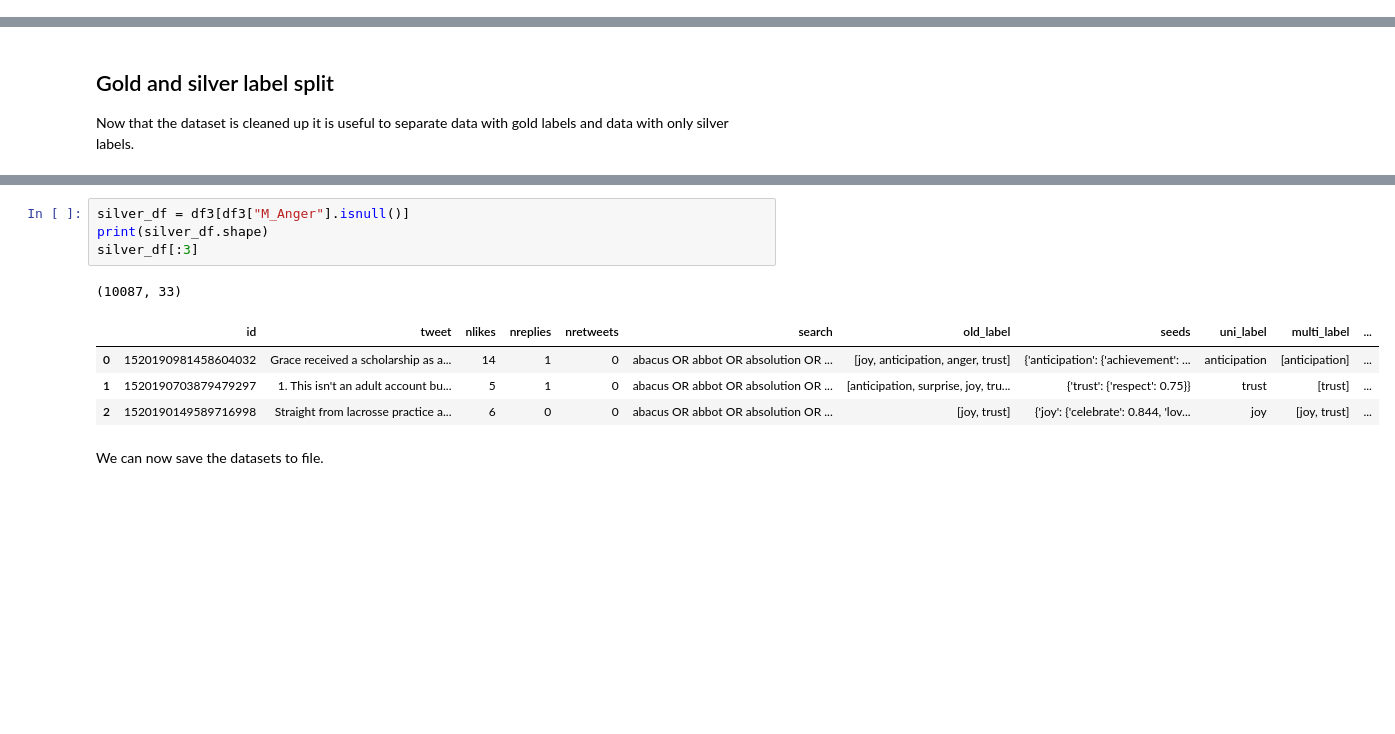
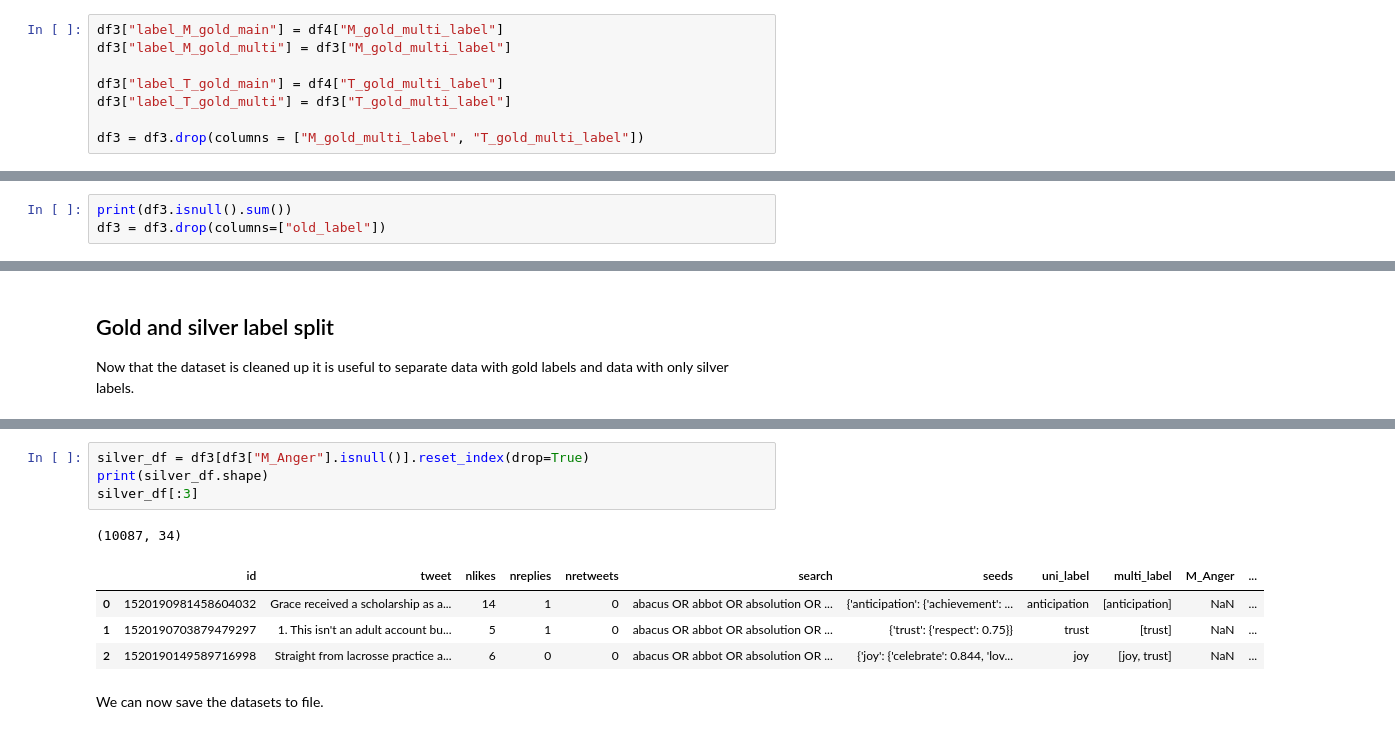
Before and after one commit to davideamadei/Multimodal-Sentiment-Analysis, a Jupyter notebook: dataset_prep.ipynb, the cells around one changed output, grey strips where cells are left out. Drawn from its saved outputs; the diff is of its cells as text; blank space fills up the shorter version.

```diff
--- a/dataset_prep.ipynb
+++ b/dataset_prep.ipynb
@@ -167,2 +173,10 @@ Given all this both the third and fourth datasets are suitable for further analy
+# %%
+df3["label_M_gold_main"] = df4["M_gold_multi_label"]
+df3["label_M_gold_multi"] = df3["M_gold_multi_label"]
+
+df3["label_T_gold_main"] = df4["T_gold_multi_label"]
+df3["label_T_gold_multi"] = df3["T_gold_multi_label"]
+
+df3 = df3.drop(columns = ["M_gold_multi_label", "T_gold_multi_label"])
 # %% [markdown]
 # Cleaning up the dataset
@@ -233,0 +249,3 @@ df3 = df3.drop(columns = ["language"])
+# %%
+print(df3.isnull().sum())
+df3 = df3.drop(columns=["old_label"])
@@ -274,13 +326,13 @@ gold_df[:3]
 # %%
-silver_df = df3[df3["M_Anger"].isnull()]
+silver_df = df3[df3["M_Anger"].isnull()].reset_index(drop=True)
 print(silver_df.shape)
 silver_df[:3]
 # %% [output]
-(10087, 33)
+(10087, 34)
-|  | id | tweet | nlikes | nreplies | nretweets | search | old_label | seeds | uni_label | multi_label | ... |
-| 0 | 1520190981458604032 | Grace received a scholarship as a... | 14 | 1 | 0 | abacus OR abbot OR absolution OR ... | [joy, anticipation, anger, trust] | {'anticipation': {'achievement': ... | anticipation | [anticipation] | ... |
-| 1 | 1520190703879479297 | 1. This isn't an adult account bu... | 5 | 1 | 0 | abacus OR abbot OR absolution OR ... | [anticipation, surprise, joy, tru... | {'trust': {'respect': 0.75}} | trust | [trust] | ... |
-| 2 | 1520190149589716998 | Straight from lacrosse practice a... | 6 | 0 | 0 | abacus OR abbot OR absolution OR ... | [joy, trust] | {'joy': {'celebrate': 0.844, 'lov... | joy | [joy, trust] | ... |
+|  | id | tweet | nlikes | nreplies | nretweets | search | seeds | uni_label | multi_label | M_Anger | ... |
+| 0 | 1520190981458604032 | Grace received a scholarship as a... | 14 | 1 | 0 | abacus OR abbot OR absolution OR ... | {'anticipation': {'achievement': ... | anticipation | [anticipation] | NaN | ... |
+| 1 | 1520190703879479297 | 1. This isn't an adult account bu... | 5 | 1 | 0 | abacus OR abbot OR absolution OR ... | {'trust': {'respect': 0.75}} | trust | [trust] | NaN | ... |
+| 2 | 1520190149589716998 | Straight from lacrosse practice a... | 6 | 0 | 0 | abacus OR abbot OR absolution OR ... | {'joy': {'celebrate': 0.844, 'lov... | joy | [joy, trust] | NaN | ... |
 # %% [markdown]
 We can now save the datasets to file.
 # %%
```
Also changed, not shown: parts of 16 cells of this notebook, 1 other file.
